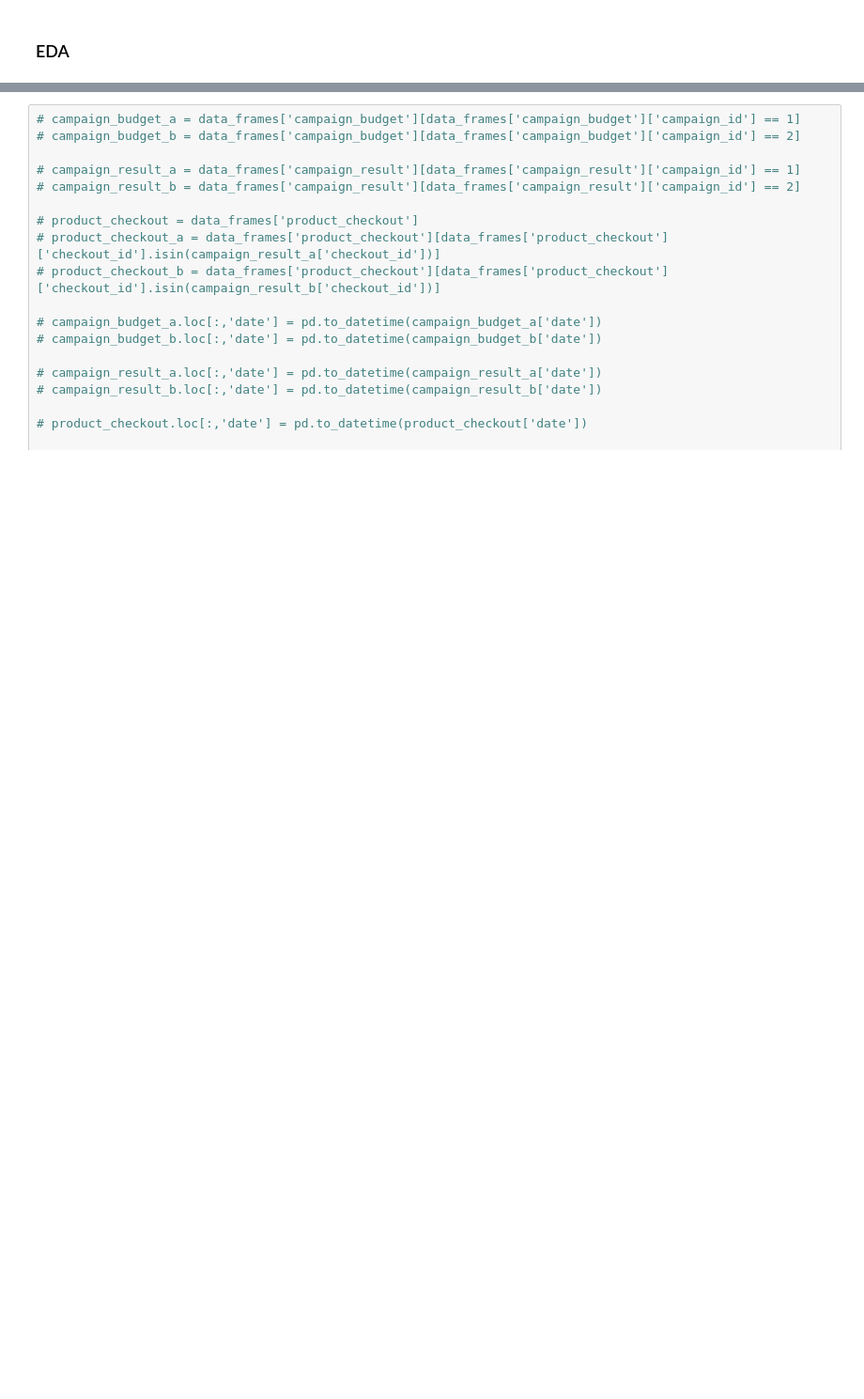
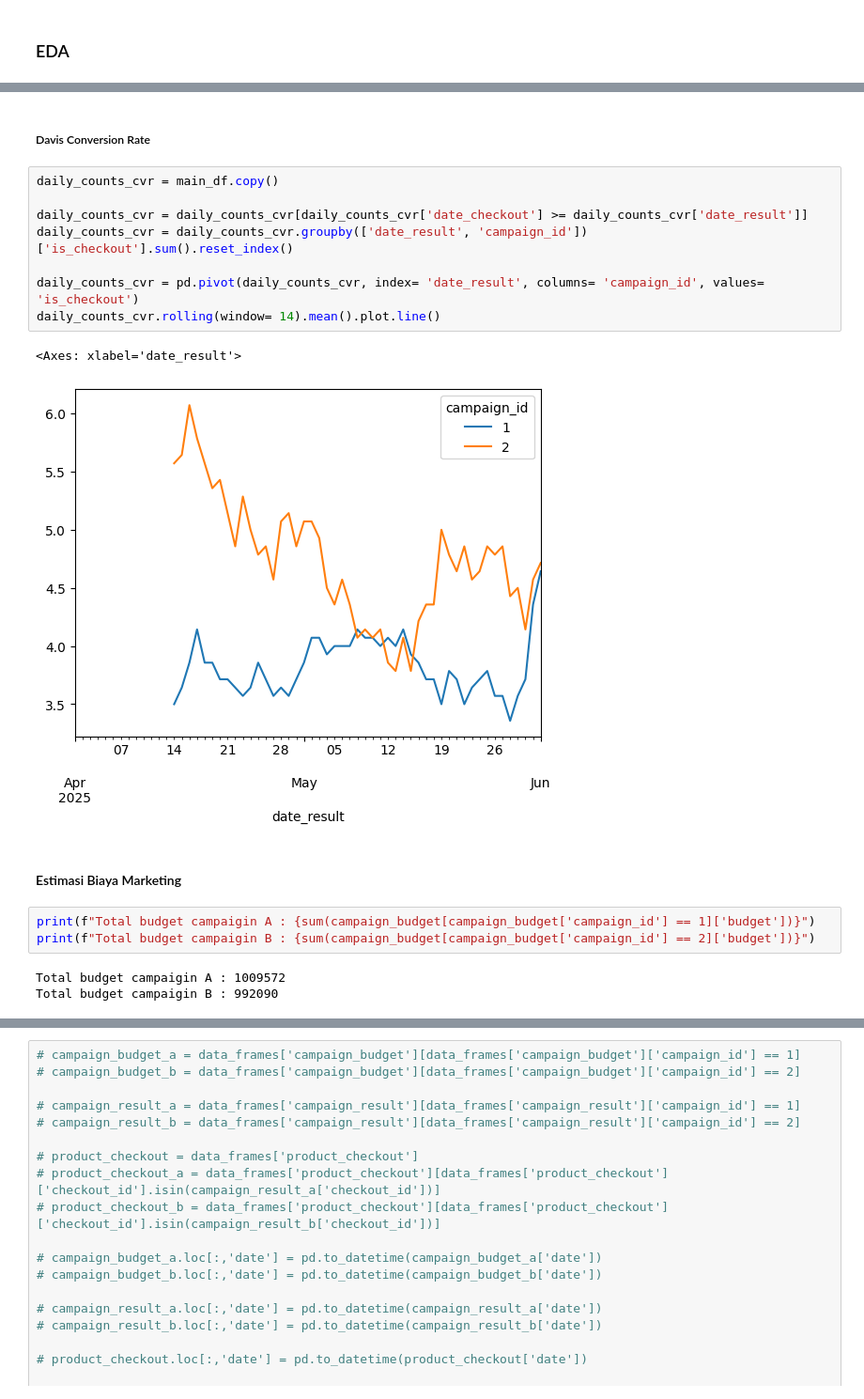
Before and after one commit to vandevee3/MarketingAnalysis, a Jupyter notebook: source/main.ipynb, the cells around one changed output, grey strips where cells are left out. Shown at 94% size. Saved outputs shown, nothing was run; the diff lists cells and outputs as text; blank space fills up the shorter version.

```diff
--- a/source/main.ipynb
+++ b/source/main.ipynb
@@ -396,0 +533,21 @@ def calculate_cac(total_marketing_spend, new_customers):
+# %% [markdown]
+##### Davis Conversion Rate
+# %%
+daily_counts_cvr = main_df.copy()
+
+daily_counts_cvr = daily_counts_cvr[daily_counts_cvr['date_checkout'] >= daily_counts_cvr['date_result']]
+daily_counts_cvr = daily_counts_cvr.groupby(['date_result', 'campaign_id'])['is_checkout'].sum().reset_index()
+
+daily_counts_cvr = pd.pivot(daily_counts_cvr, index= 'date_result', columns= 'campaign_id', values= 'is_checkout')
+daily_counts_cvr.rolling(window= 14).mean().plot.line()
+# %% [output]
+<Axes: xlabel='date_result'>
+[figure, added]
+# %% [markdown]
+#### Estimasi Biaya Marketing
+# %%
+print(f"Total budget campaigin A : {sum(campaign_budget[campaign_budget['campaign_id'] == 1]['budget'])}")
+print(f"Total budget campaigin B : {sum(campaign_budget[campaign_budget['campaign_id'] == 2]['budget'])}")
+# %% [output]
+Total budget campaigin A : 1009572
+Total budget campaigin B : 992090
```
Also changed, not shown: parts of 25 cells of this notebook.
